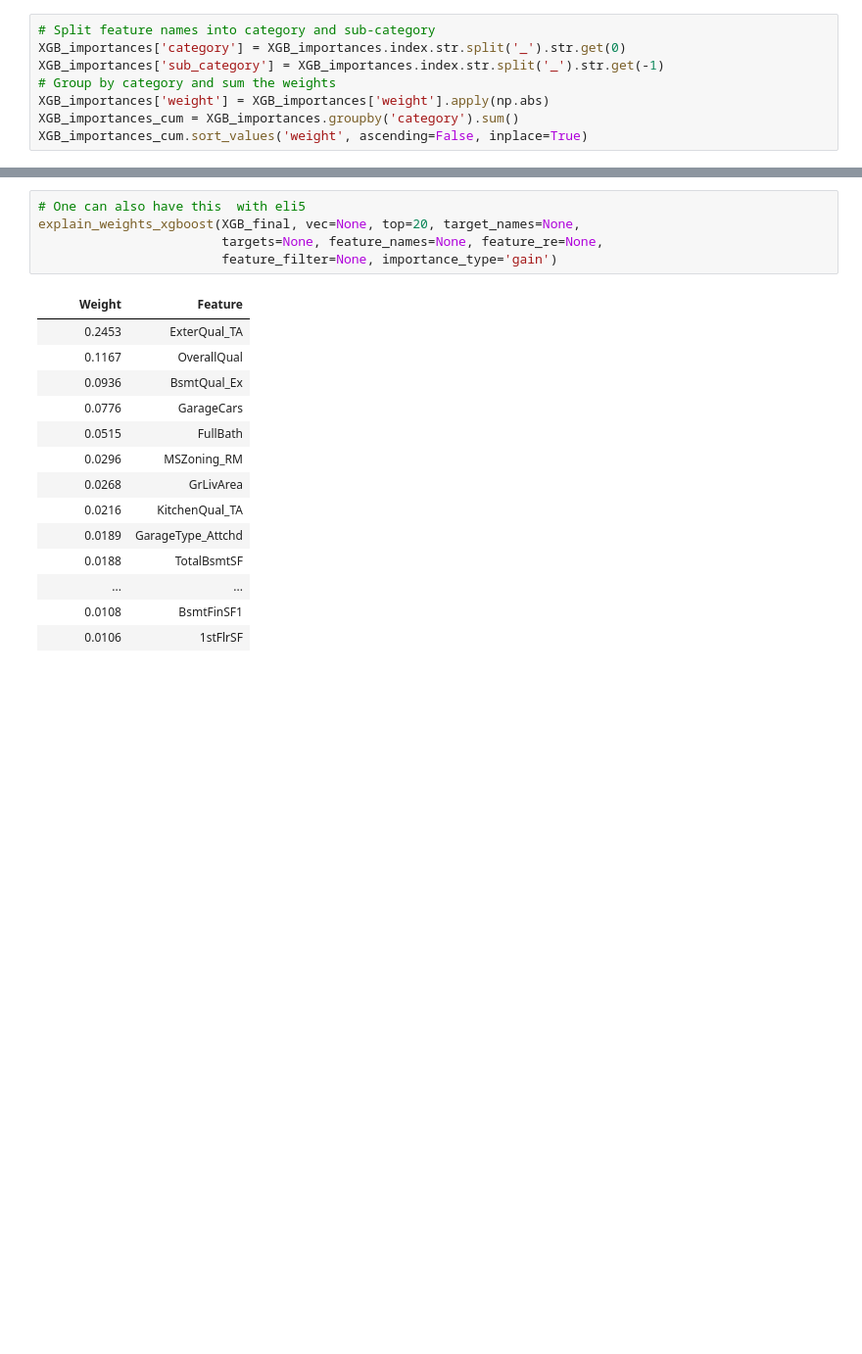
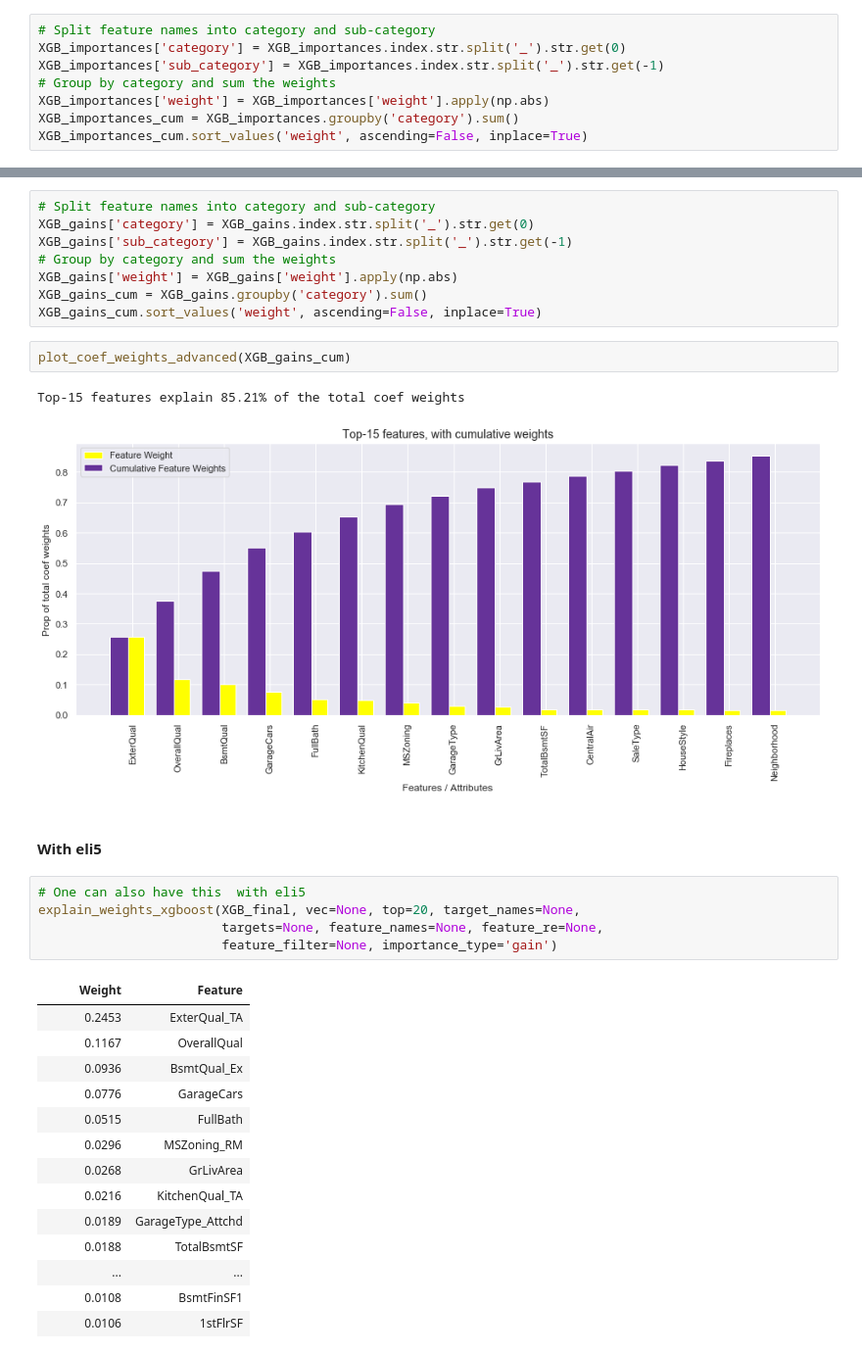
Before and after one commit to rbuerki/projects-ml, a Jupyter notebook: price_prediction_ames_housing/4-Interpretation_Feature_Importance.ipynb, the cells around one changed output, grey strips where cells are left out. Shown at 98% size. Drawn from its saved outputs; the diff is of its cells as text; blank space fills up the shorter version.

```diff
--- a/price_prediction_ames_housing/4-Interpretation_Feature_Importance.ipynb
+++ b/price_prediction_ames_housing/4-Interpretation_Feature_Importance.ipynb
@@ -343,3 +440,18 @@ Top-15 features explain 85.21% of the total coef weights
+# %%
+# Split feature names into category and sub-category
+XGB_gains['category'] = XGB_gains.index.str.split('_').str.get(0)
+XGB_gains['sub_category'] = XGB_gains.index.str.split('_').str.get(-1)
+# Group by category and sum the weights
+XGB_gains['weight'] = XGB_gains['weight'].apply(np.abs)
+XGB_gains_cum = XGB_gains.groupby('category').sum()
+XGB_gains_cum.sort_values('weight', ascending=False, inplace=True)
+# %%
+plot_coef_weights_advanced(XGB_gains_cum)
+# %% [output]
+Top-15 features explain 85.21% of the total coef weights
+[figure, added]
+# %% [markdown]
+#### With eli5
 # %%
 # One can also have this  with eli5
 explain_weights_xgboost(XGB_final, vec=None, top=20, target_names=None,
```
Also changed, not shown: parts of 31 cells of this notebook.
